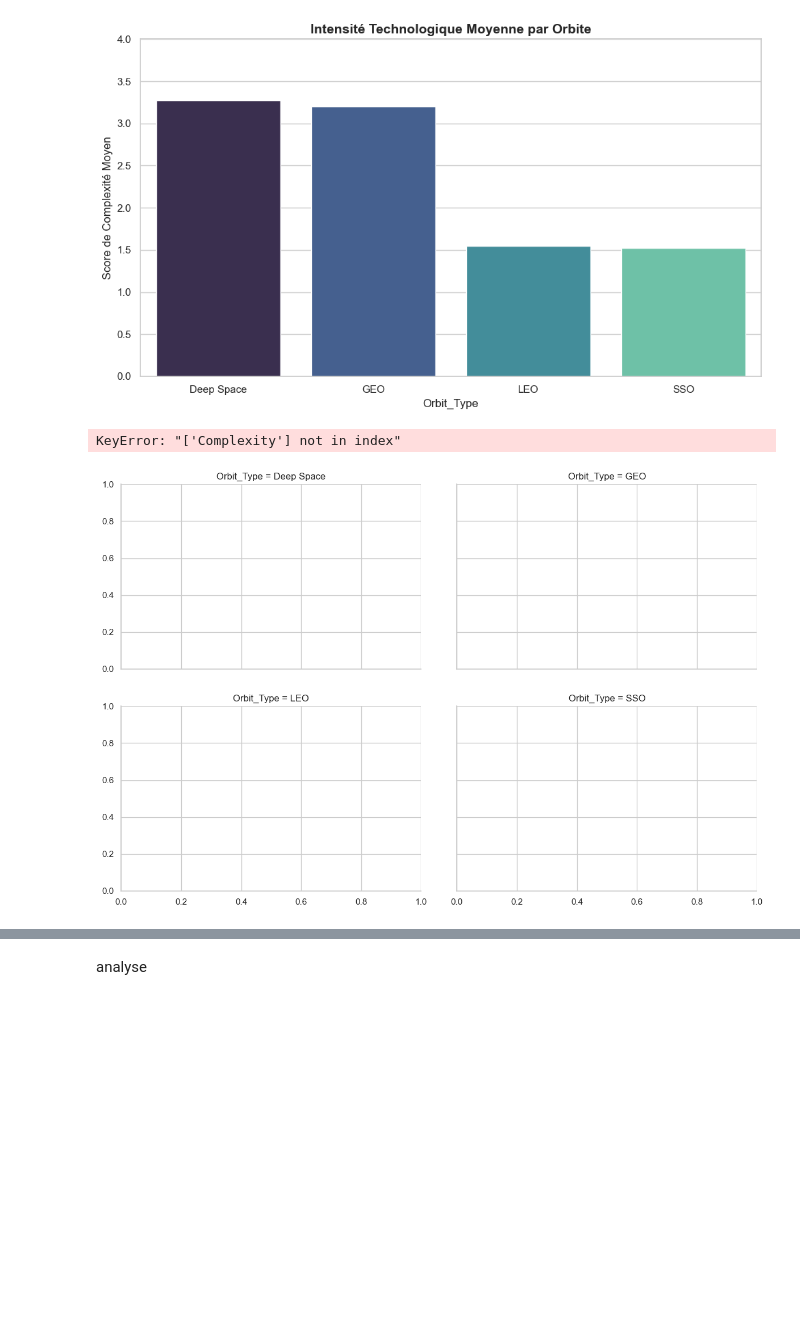
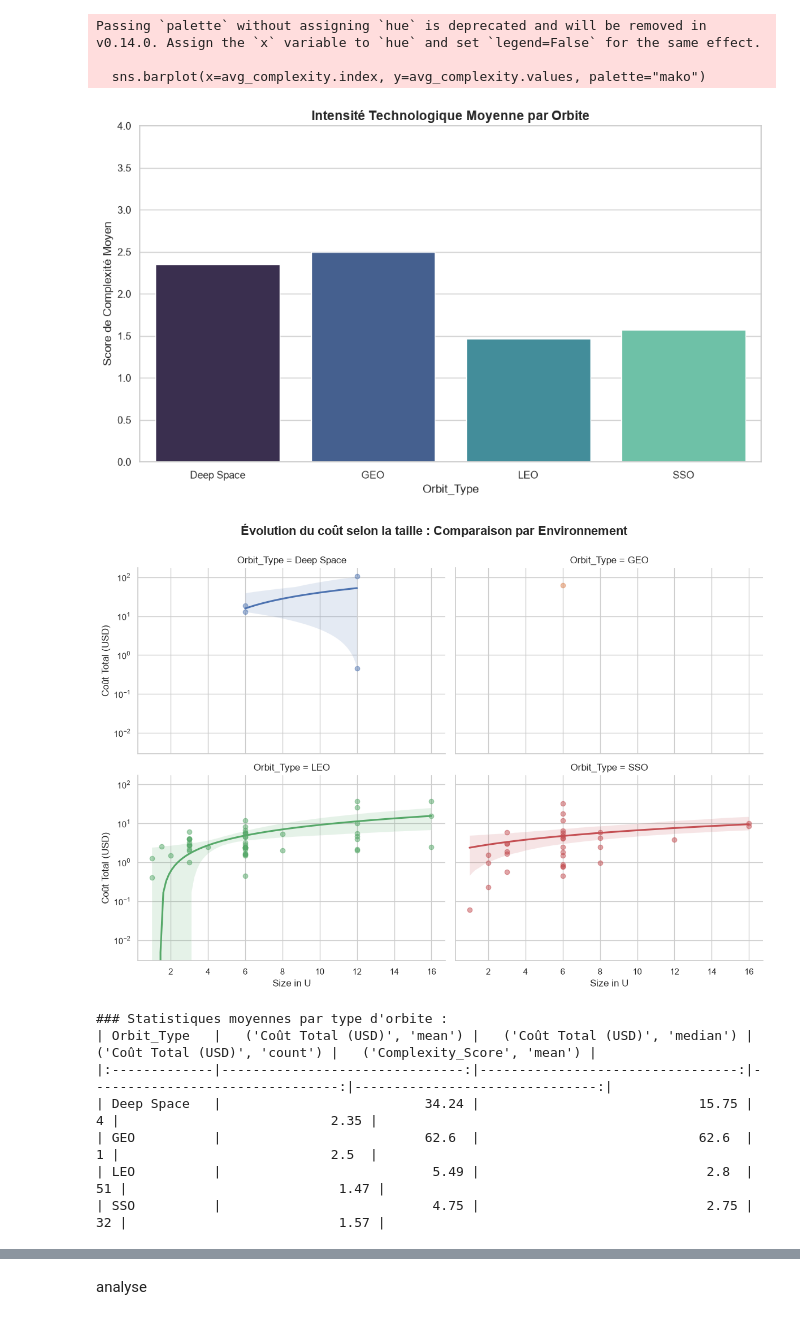
Before and after one commit to BravoDiego/bayesian-decision-model-for-cubesat-mission, a Jupyter notebook: main.ipynb, the cells around one changed output, grey strips where cells are left out. Cells and saved outputs as stored; diff of their text form; code cells hidden in the pictures; blank space fills up the shorter version.

```diff
--- a/main.ipynb
+++ b/main.ipynb
@@ -99,7 +99,7 @@ sns.set_theme(style="whitegrid")
 plt.rcParams['figure.dpi'] = 100
 
 # --- 2. CHARGEMENT ET PRÉPARATION ---
-file_path = "ESA_CNES - CubeSeat Dataset - data.csv"
+file_path = "CubeSat_Dataset_Clean.csv"
 df = pd.read_csv(file_path)
 
 # Nettoyage et conversion
@@ -156,6 +159,15 @@ print(orbit_stats.to_markdown())
+Passing `palette` without assigning `hue` is deprecated and will be removed in v0.14.0. Assign the `x` variable to `hue` and set `legend=False` for the same effect.
+
+  sns.barplot(x=avg_complexity.index, y=avg_complexity.values, palette="mako")
-[figure, old version]
+[figure, new version]
-KeyError: "['Complexity'] not in index"
-[figure, old version]
+[figure, new version]
+### Statistiques moyennes par type d'orbite :
+| Orbit_Type   |   ('Coût Total (USD)', 'mean') |   ('Coût Total (USD)', 'median') |   ('Coût Total (USD)', 'count') |   ('Complexity_Score', 'mean') |
+|:-------------|-------------------------------:|---------------------------------:|--------------------------------:|-------------------------------:|
+| Deep Space   |                          34.24 |                            15.75 |                               4 |                           2.35 |
+| GEO          |                          62.6  |                            62.6  |                               1 |                           2.5  |
+| LEO          |                           5.49 |                             2.8  |                              51 |                           1.47 |
+| SSO          |                           4.75 |                             2.75 |                              32 |                           1.57 |
 # %%
 fig, (ax1, ax2) = plt.subplots(1, 2, figsize=(16, 6))
 sns.set_theme(style="whitegrid") # Grille propre en arrière-plan
```
Also changed, not shown: parts of 4 cells of this notebook, 4 other files.
